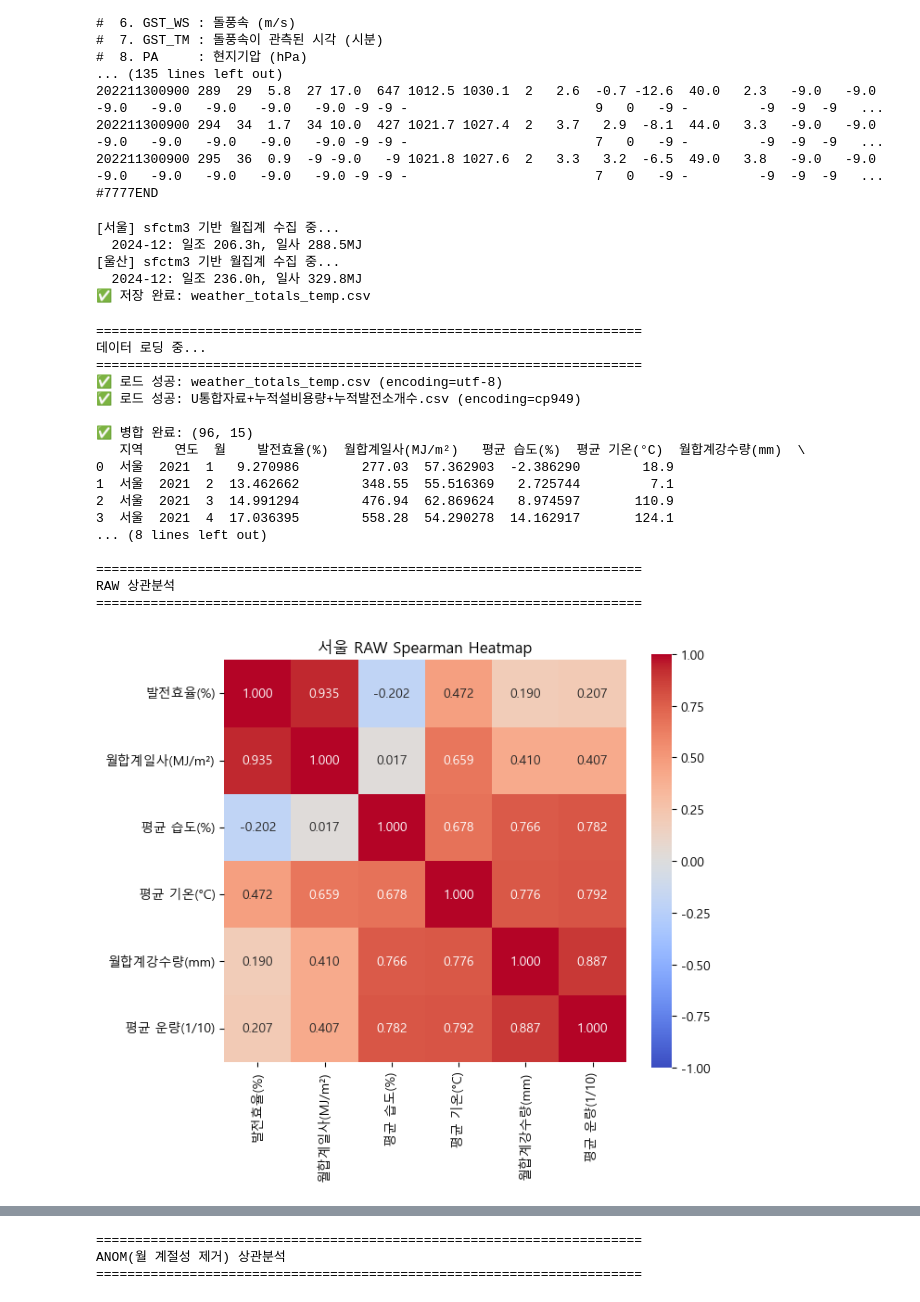
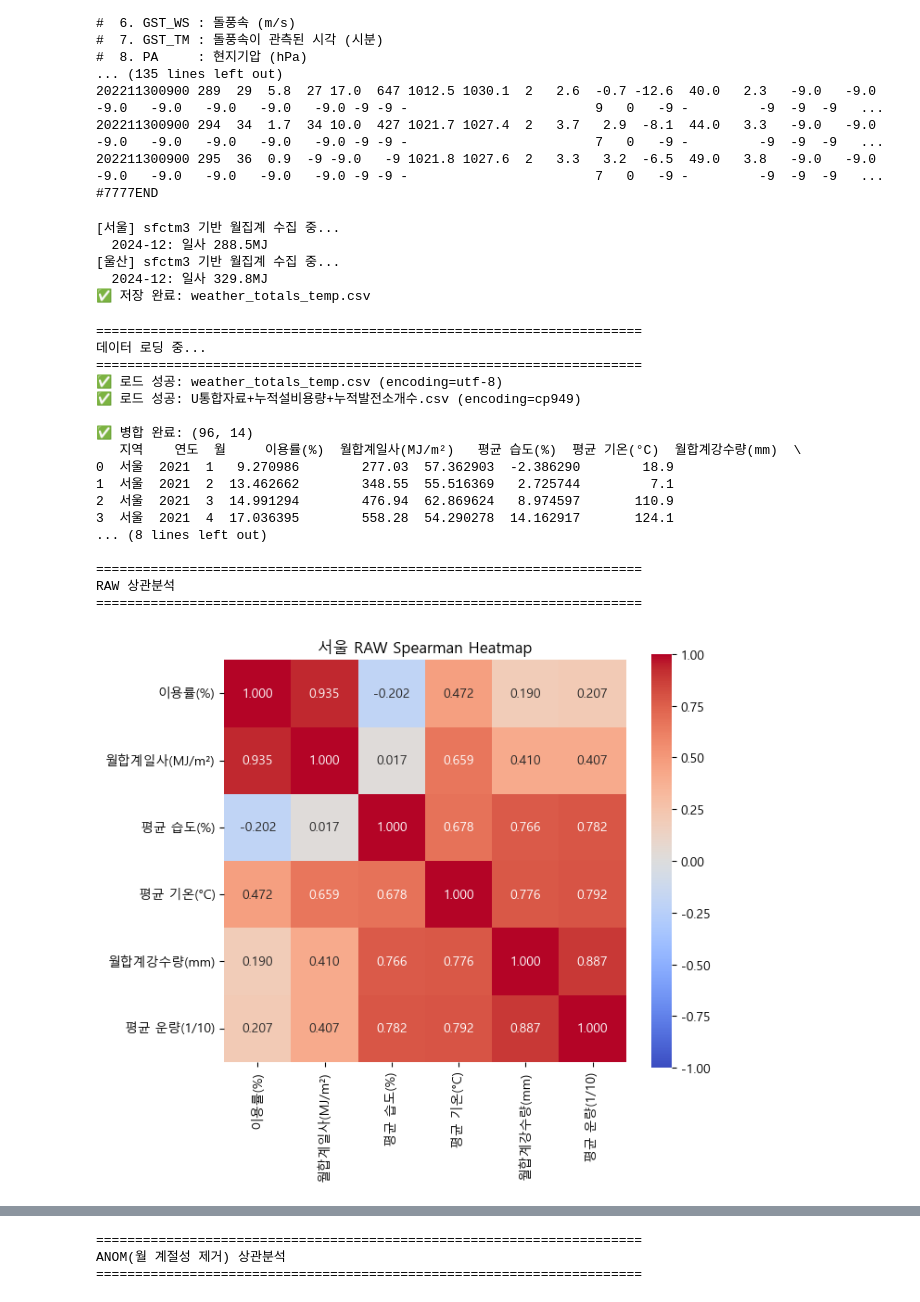
Before and after one commit to JekinMoon/Project, a Jupyter notebook: project_correlation.ipynb, the cells around one changed output, grey strips where cells are left out. Drawn from its saved outputs; the diff is of its cells as text; code cells hidden in the pictures.

```diff
--- a/project_correlation.ipynb
+++ b/project_correlation.ipynb
@@ -82,7 +82,7 @@ def _read_data_df(text: str) -> pd.DataFrame:
 def get_monthly_weather_totals_sfctm3(year, month, station_code, auth_key, sleep_sec=0.15):
     """
     sfctm3 시간자료로부터 월 집계:
-    - SS, SI: 월합계
+    - SI: 월합계
     - TA, HM, CA: 월평균
     - RN: 월합계(있으면)
     """
@@ -125,7 +125,6 @@ def get_monthly_weather_totals_sfctm3(year, month, station_code, auth_key, sleep
             return pd.Series(dtype=float)
         return pd.to_numeric(df.iloc[:, i], errors="coerce")
 
-    ss = col_series("SS")
     si = col_series("SI")
     ta = col_series("TA")
     hm = col_series("HM")
@@ -135,7 +134,6 @@ def get_monthly_weather_totals_sfctm3(year, month, station_code, auth_key, sleep
     out = {
         "연도": year,
         "월": month,
-        "월합계일조(hr)": float(ss.where(ss >= 0).sum()) if not ss.empty else np.nan,
         "월합계일사(MJ/m²)": float(si.where(si >= 0).sum()) if not si.empty else np.nan,
         "평균 기온(°C)": float(ta.where(ta > -900).mean()) if not ta.empty else np.nan,
         "평균 습도(%)": float(hm.where(hm >= 0).mean()) if not hm.empty else np.nan,
@@ -169,29 +167,25 @@ for region, stn in STATIONS.items():
 
             print(
                 f"  {year}-{month:02d}: "
-                f"일조 {row['월합계일조(hr)']:.1f}h, "
                 f"일사 {row['월합계일사(MJ/m²)']:.1f}MJ",
                 end="\r"
             )
 
 df_weather = pd.DataFrame(all_weather)
 
-# (선택) 비정상 필터: 월합계일조 400h 이상 제거
-df_weather_clean = df_weather[df_weather["월합계일조(hr)"] < 400].copy()
-
-df_weather_clean = df_weather_clean[
+df_weather_clean = df_weather[
     ["지역", "연도", "월",
      "월합계일사(MJ/m²)",
      "평균 습도(%)", "평균 기온(°C)", "월합계강수량(mm)", "평균 운량(1/10)"]
-]
+].copy()
 
 df_weather_clean.to_csv("weather_totals_temp.csv", index=False, encoding="utf-8-sig")
 print("\n✅ 저장 완료: weather_totals_temp.csv")
 # %% [output]
 [서울] sfctm3 기반 월집계 수집 중...
-  2024-12: 일조 206.3h, 일사 288.5MJ
+  2024-12: 일사 288.5MJ
 [울산] sfctm3 기반 월집계 수집 중...
-  2024-12: 일조 236.0h, 일사 329.8MJ
+  2024-12: 일사 329.8MJ
 ✅ 저장 완료: weather_totals_temp.csv
 # %%
 import pandas as pd
@@ -217,6 +211,7 @@ def read_csv_auto(path):
             df = pd.read_csv(path, encoding=enc)
             print(f"✅ 로드 성공: {path} (encoding={enc})")
             return df
+
         except Exception as e:
             last_err = e
     raise ValueError(f"❌ 로드 실패: {path}\n마지막 에러: {last_err}")
@@ -299,7 +294,7 @@ for c in num_cols:
 power_df = power_df.dropna(subset=["발전량", "누적 설비용량(MW)"]).copy()
 
 # =========================
-# 3) 발전효율(=이용률) 계산
+# 3) 이용률 계산
 # =========================
 def get_days_in_month(year, month):
     import calendar
@@ -307,7 +302,7 @@ def get_days_in_month(year, month):
 
 power_df["월_일수"] = power_df.apply(lambda r: get_days_in_month(r["연도"], r["월"]), axis=1)
 power_df["이론최대발전량(MWh)"] = power_df["누적 설비용량(MW)"] * power_df["월_일수"] * 24
-power_df["발전효율(%)"] = (power_df["발전량"] / power_df["이론최대발전량(MWh)"]) * 100
+power_df["이용률(%)"] = (power_df["발전량"] / power_df["이론최대발전량(MWh)"]) * 100
 
 # =========================
 # 4) 병합 (지역/연도/월)
@@ -320,7 +315,7 @@ merged = pd.merge(
 )
 
 print("\n✅ 병합 완료:", merged.shape)
-print(merged[["지역","연도","월","발전효율(%)"] + weather_vars].head())
+print(merged[["지역","연도","월","이용률(%)"] + weather_vars].head())
 
 # =========================
 # 5) 계절 컬럼 추가
@@ -334,7 +329,7 @@ def season_from_month(m):
 
 merged["계절"] = merged["월"].apply(season_from_month)
 
-target = "발전효율(%)"
+target = "이용률(%)"
 
 # =========================
 # 6) RAW 상관 + 히트맵
@@ -406,33 +401,33 @@ for region in ["서울","울산"]:
 
         if len(raw_sub) >= 3:
             r_raw = raw_sub[[target] + weather_vars].corr(method="spearman").iloc[0,1:]
             print("  RAW Spearman:", r_raw.to_dict())
         else:
             print("  RAW: 표본 부족")
 
         if len(anom_sub) >= 3:
             r_anom = anom_sub[[target_a] + weather_a].corr(method="spearman").iloc[0,1:]
             print("  ANOM Spearman:", r_anom.to_dict())
         else:
             print("  ANOM: 표본 부족")
 
 print("\n✅ 완료! (RAW/ANOM 히트맵 PNG 저장 + 계절별 비교 출력)")
 # %% [output]
 ======================================================================
 데이터 로딩 중...
 ======================================================================
 ✅ 로드 성공: weather_totals_temp.csv (encoding=utf-8)
 ✅ 로드 성공: U통합자료+누적설비용량+누적발전소개수.csv (encoding=cp949)
 
-✅ 병합 완료: (96, 15)
-   지역    연도  월    발전효율(%)  월합계일사(MJ/m²)   평균 습도(%)  평균 기온(°C)  월합계강수량(mm)  \
+✅ 병합 완료: (96, 14)
+   지역    연도  월     이용률(%)  월합계일사(MJ/m²)   평균 습도(%)  평균 기온(°C)  월합계강수량(mm)  \
 0  서울  2021  1   9.270986        277.03  57.362903  -2.386290        18.9
 1  서울  2021  2  13.462662        348.55  55.516369   2.725744         7.1
 2  서울  2021  3  14.991294        476.94  62.869624   8.974597       110.9
 3  서울  2021  4  17.036395        558.28  54.290278  14.162917       124.1
 ... (8 lines left out)
 
 ======================================================================
 RAW 상관분석
 ======================================================================
-[figure, old version]
+[figure, new version]
```
Also changed, not shown: parts of 1 cell of this notebook, 14 other files.
